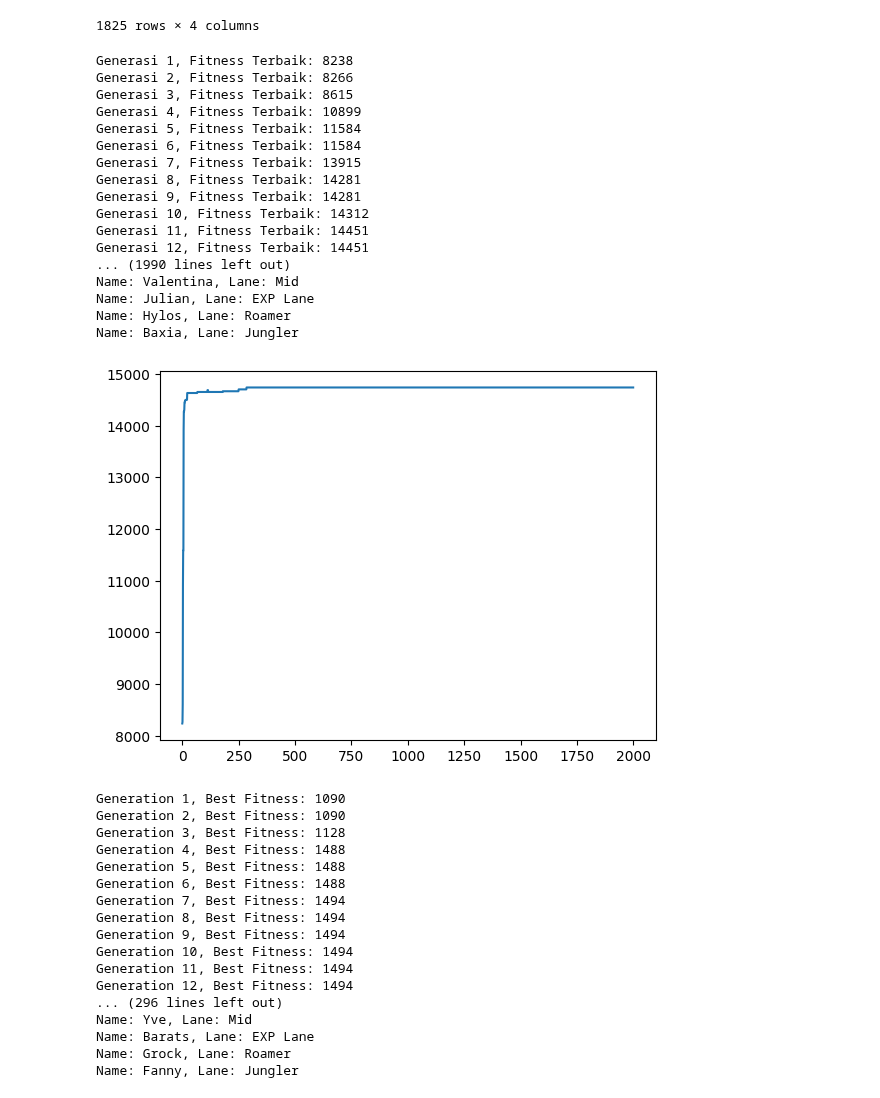
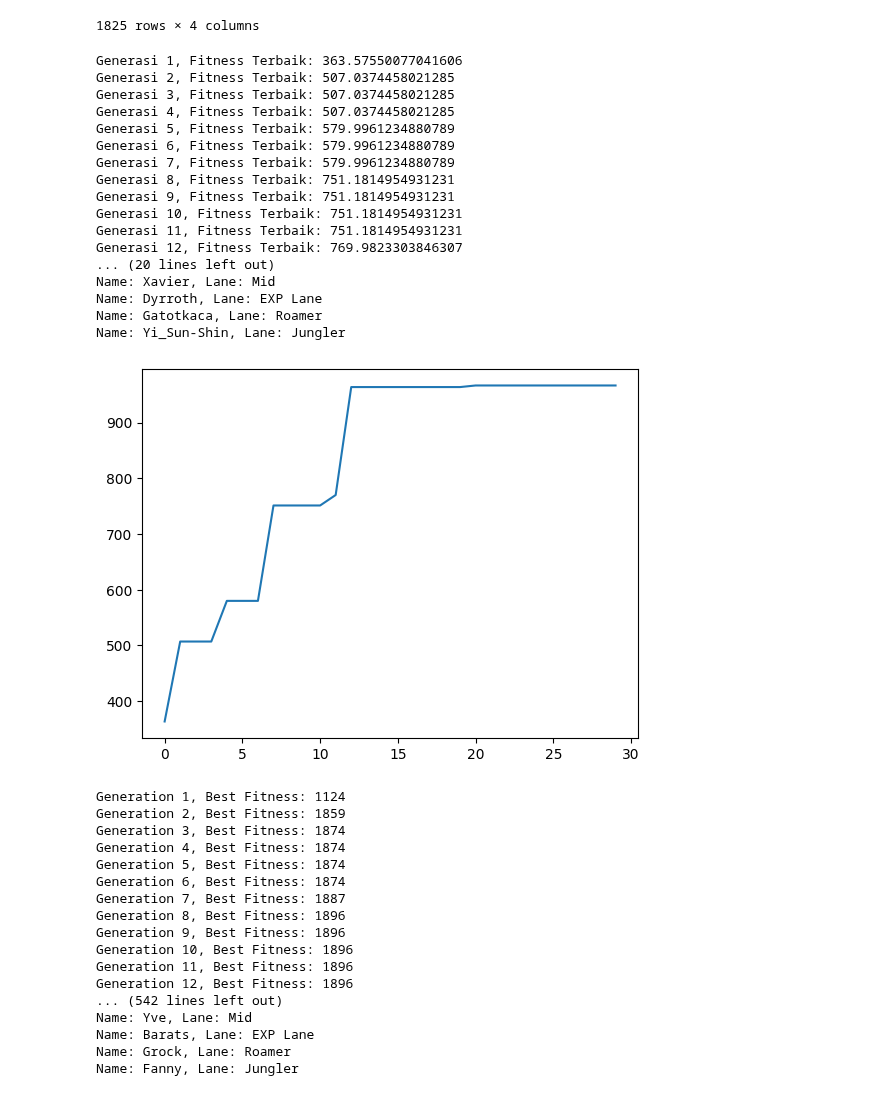
Before and after one commit to saifudienrosyid/MLBB_GenethicAlgorithm, a Jupyter notebook: main_muf.ipynb, the cells around one changed output. Drawn from its saved outputs; the diff is of its cells as text; code cells hidden in the pictures.

Commit message:
add team strategy option

```diff
--- a/main_muf.ipynb
+++ b/main_muf.ipynb
@@ -18,6 +18,6 @@ df['Win_Rate'] = df['Esport_Wins'] / (df['Esport_Wins'] + df['Esport_Loss'])
 df['Hard_Engage'] = (df['Phy_Damage'] + df['Mov_Speed'])
 df['Team_Fight'] = (df['Phy_Damage'] + df['Hp'] + df['Hero_Defense'])
 # %%
-hero_df = df[['Name', 'Lane', 'Hard_Engage', 'Team_Fight']]
+hero_df = df[['Name', 'Lane', 'Hard_Engage', 'Team_Fight', 'Win_Rate']]
 hero_df.head()
 # %% [output]
@@ -227,7 +227,10 @@ def calculate_fitness(individual, target_positions):
     fitness_value = 0
     for hero, target_lane in zip(individual, target_positions):
         if hero['Lane'] == target_lane:
-            fitness_value += hero['Team_Fight']
+            if(team_strategy == 1):
+                fitness_value += hero['Team_Fight'] * hero['Win_Rate']
+            elif(team_strategy == 0):
+                fitness_value += hero['Hard_Engage'] * hero['Win_Rate']
     return fitness_value
 
 def tournament_selection(population, fitness_values, tournament_size):
@@ -291,63 +294,61 @@ def genetic_algorithm(population, hero_data, target_positions, generations, tour
     best_individual_index = np.argmax(fitness_values)
     best_individual = population[best_individual_index]
 
-
-
     return best_individual, temp_result
 
 
 hero_data = hero_df.to_dict(orient='records')
 
 # Inisialisasi populasi
-pop_size = 30
+pop_size = 10
 population = []
 
 for _ in range(pop_size):
     # Ambil 5 hero secara acak dari hero_data
     team = random.sample(hero_data[:-1], 5)  # Hanya ambil 5 hero, mengabaikan 'Badang'
     population.append(team)
 
 # Inisialisasi populasi
 initial_population = population
 
 # Parameter algoritma genetika
 target_positions = ['Gold Lane', 'Mid', 'EXP Lane', 'Roamer', 'Jungler']
-target_fitness = 14742
-generations = 2000
+team_strategy = 0 # 0 for hard_engage and 1 for team_fight
+generations = 30
 tournament_size = 3
 crossover_rate = 0.8
 mutation_rate = 0.1
 
 # Jalankan algoritma genetika
 result, temp_result = genetic_algorithm(initial_population, hero_data, target_positions, generations, tournament_size, crossover_rate, mutation_rate)
 
 # Cetak hasil individu terbaik
 print("Individu Terbaik:")
 best_heroes = result
 for hero in best_heroes:
     print(f"Name: {hero['Name']}, Lane: {hero['Lane']}")
 
 plt.plot(temp_result)
 plt.show()
 # %% [output]
-Generasi 1, Fitness Terbaik: 8238
-Generasi 2, Fitness Terbaik: 8266
-Generasi 3, Fitness Terbaik: 8615
-Generasi 4, Fitness Terbaik: 10899
-Generasi 5, Fitness Terbaik: 11584
-Generasi 6, Fitness Terbaik: 11584
-Generasi 7, Fitness Terbaik: 13915
-Generasi 8, Fitness Terbaik: 14281
-Generasi 9, Fitness Terbaik: 14281
-Generasi 10, Fitness Terbaik: 14312
-Generasi 11, Fitness Terbaik: 14451
-Generasi 12, Fitness Terbaik: 14451
-... (1990 lines left out)
-Name: Valentina, Lane: Mid
-Name: Julian, Lane: EXP Lane
-Name: Hylos, Lane: Roamer
-Name: Baxia, Lane: Jungler
+Generasi 1, Fitness Terbaik: 363.57550077041606
+Generasi 2, Fitness Terbaik: 507.0374458021285
+Generasi 3, Fitness Terbaik: 507.0374458021285
+Generasi 4, Fitness Terbaik: 507.0374458021285
+Generasi 5, Fitness Terbaik: 579.9961234880789
+Generasi 6, Fitness Terbaik: 579.9961234880789
+Generasi 7, Fitness Terbaik: 579.9961234880789
+Generasi 8, Fitness Terbaik: 751.1814954931231
+Generasi 9, Fitness Terbaik: 751.1814954931231
+Generasi 10, Fitness Terbaik: 751.1814954931231
+Generasi 11, Fitness Terbaik: 751.1814954931231
+Generasi 12, Fitness Terbaik: 769.9823303846307
+... (20 lines left out)
+Name: Xavier, Lane: Mid
+Name: Dyrroth, Lane: EXP Lane
+Name: Gatotkaca, Lane: Roamer
+Name: Yi_Sun-Shin, Lane: Jungler
-[figure, old version]
+[figure, new version]
 # %%
 import random
 import numpy as np
@@ -458,19 +459,19 @@ print(f"Best Individual After {generations_needed} Generations:")
 for hero in result:
     print(f"Name: {hero['Name']}, Lane: {hero['Lane']}")
 # %% [output]
-Generation 1, Best Fitness: 1090
-Generation 2, Best Fitness: 1090
-Generation 3, Best Fitness: 1128
-Generation 4, Best Fitness: 1488
-Generation 5, Best Fitness: 1488
-Generation 6, Best Fitness: 1488
-Generation 7, Best Fitness: 1494
-Generation 8, Best Fitness: 1494
-Generation 9, Best Fitness: 1494
-Generation 10, Best Fitness: 1494
-Generation 11, Best Fitness: 1494
-Generation 12, Best Fitness: 1494
-... (296 lines left out)
+Generation 1, Best Fitness: 1124
+Generation 2, Best Fitness: 1859
+Generation 3, Best Fitness: 1874
+Generation 4, Best Fitness: 1874
+Generation 5, Best Fitness: 1874
+Generation 6, Best Fitness: 1874
+Generation 7, Best Fitness: 1887
+Generation 8, Best Fitness: 1896
+Generation 9, Best Fitness: 1896
+Generation 10, Best Fitness: 1896
+Generation 11, Best Fitness: 1896
+Generation 12, Best Fitness: 1896
+... (542 lines left out)
 Name: Yve, Lane: Mid
 Name: Barats, Lane: EXP Lane
 Name: Grock, Lane: Roamer
```
Also changed, not shown: parts of 2 cells of this notebook.
